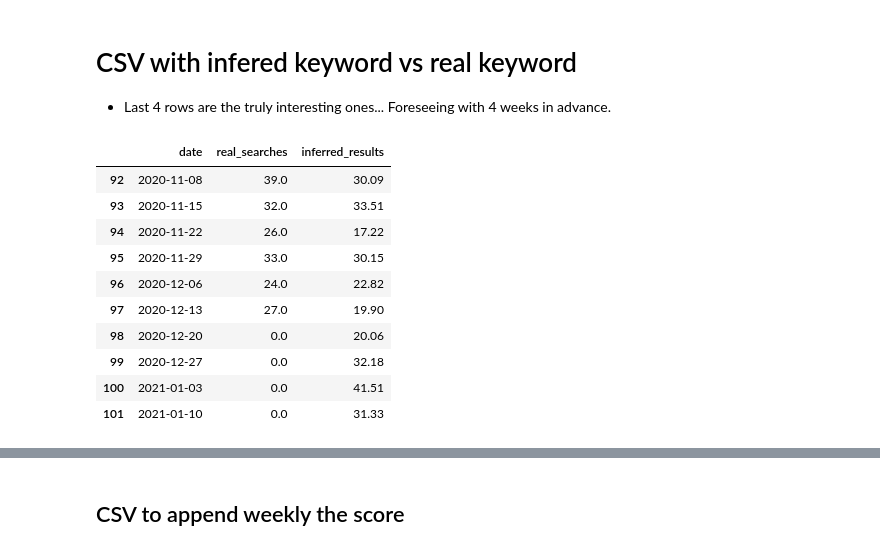
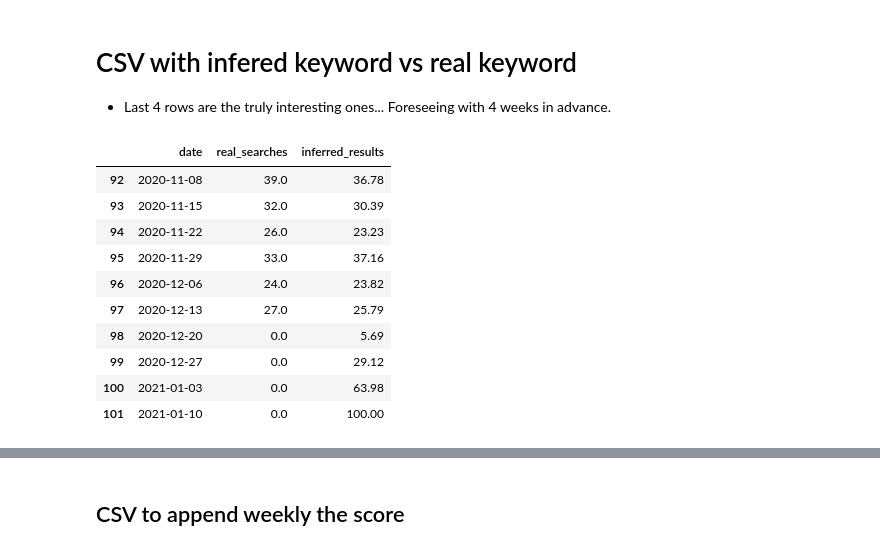
Before and after one commit to albertovpd/automated_ML_regression, a Jupyter notebook: testing.ipynb, the cells around one changed output, grey strips where cells are left out. Cells and saved outputs as stored; diff of their text form; code cells hidden in the pictures.

```diff
--- a/testing.ipynb
+++ b/testing.ipynb
@@ -591,5 +599,5 @@ def outliers_graph(df, outlier_method, outliers_begin, threshold, xmin, xmax):
     plt.savefig('input/outliers.png')
     plt.show()
 # %%
-outliers_dect= df.drop(columns="date")
+outliers_dect= df.drop(columns=["date","unemployment"])
 # %%
@@ -602,3 +612,18 @@ pca_data.rename(columns={0:"a",1:"b"})
 pca_data.shape
 # %% [output]
 (103, 2)
+# %%
+'''
+# I think the other method is more logical... I'm quite confused, need to check things out
+# This is for having a 2D representation with my target (unemployment), and a 1D proyection of everything else
+from sklearn import decomposition
+pca=decomposition.PCA()
+pca.n_components=1
+pca_data=pca.fit_transform(outliers_dect)
+pca_data=pd.DataFrame(pca_data)
+#pca_data.rename(columns={0:"proyection"})
+#pca_data.shape
+pca_data.rename(columns={0:"proyections"}, inplace=True)
+# So I'll create a 2D representation: of my target, and a 1D proyection of everything else
+pca_data["unemployment"]=df["unemployment"]
+'''
@@ -722,6 +764,6 @@ number_features =  1+df.shape[0]//10
 regression = LinearRegression() # oher model
 
 # neg mean squared error. it always is negative but what you get is the positive representation
-rfecv = RFECV(estimator=regression, step=1, min_features_to_select=15, cv=8,scoring='neg_mean_squared_error')
+rfecv = RFECV(estimator=regression, step=1, min_features_to_select=number_features, cv=number_features-2,scoring='neg_mean_squared_error')
 rfecv.fit(X_train, target_train)
 # %% [output]
@@ -762,23 +804,25 @@ See the caveats in the documentation: https://pandas.pydata.org/pandas-docs/stab
 # %%
 result=pd.DataFrame()
 result[["date", "real_searches"]]= df[["date","unemployment"]]
 result["inferred_results"] = rfecv.predict(X)
 result["inferred_results"]=result["inferred_results"].apply(lambda x: 0 if x<0 else round(x,2))
+result["inferred_results"]=result["inferred_results"].apply(lambda x: 100 if x>100 else round(x,2))
+
 if result["inferred_results"].min()==0:
     result.drop(result.tail(1).index,inplace=True) # drop last row (better visualization)
 result.tail(10)
 # %% [output]
 |  | date | real_searches | inferred_results |
-| 92 | 2020-11-08 | 39.0 | 30.09 |
-| 93 | 2020-11-15 | 32.0 | 33.51 |
-| 94 | 2020-11-22 | 26.0 | 17.22 |
-| 95 | 2020-11-29 | 33.0 | 30.15 |
-| 96 | 2020-12-06 | 24.0 | 22.82 |
-| 97 | 2020-12-13 | 27.0 | 19.90 |
-| 98 | 2020-12-20 | 0.0 | 20.06 |
-| 99 | 2020-12-27 | 0.0 | 32.18 |
-| 100 | 2021-01-03 | 0.0 | 41.51 |
-| 101 | 2021-01-10 | 0.0 | 31.33 |
+| 92 | 2020-11-08 | 39.0 | 36.78 |
+| 93 | 2020-11-15 | 32.0 | 30.39 |
+| 94 | 2020-11-22 | 26.0 | 23.23 |
+| 95 | 2020-11-29 | 33.0 | 37.16 |
+| 96 | 2020-12-06 | 24.0 | 23.82 |
+| 97 | 2020-12-13 | 27.0 | 25.79 |
+| 98 | 2020-12-20 | 0.0 | 5.69 |
+| 99 | 2020-12-27 | 0.0 | 29.12 |
+| 100 | 2021-01-03 | 0.0 | 63.98 |
+| 101 | 2021-01-10 | 0.0 | 100.00 |
 # %%
 # visualization
 result.plot(x="date",
```
Also changed, not shown: parts of 25 cells of this notebook.
